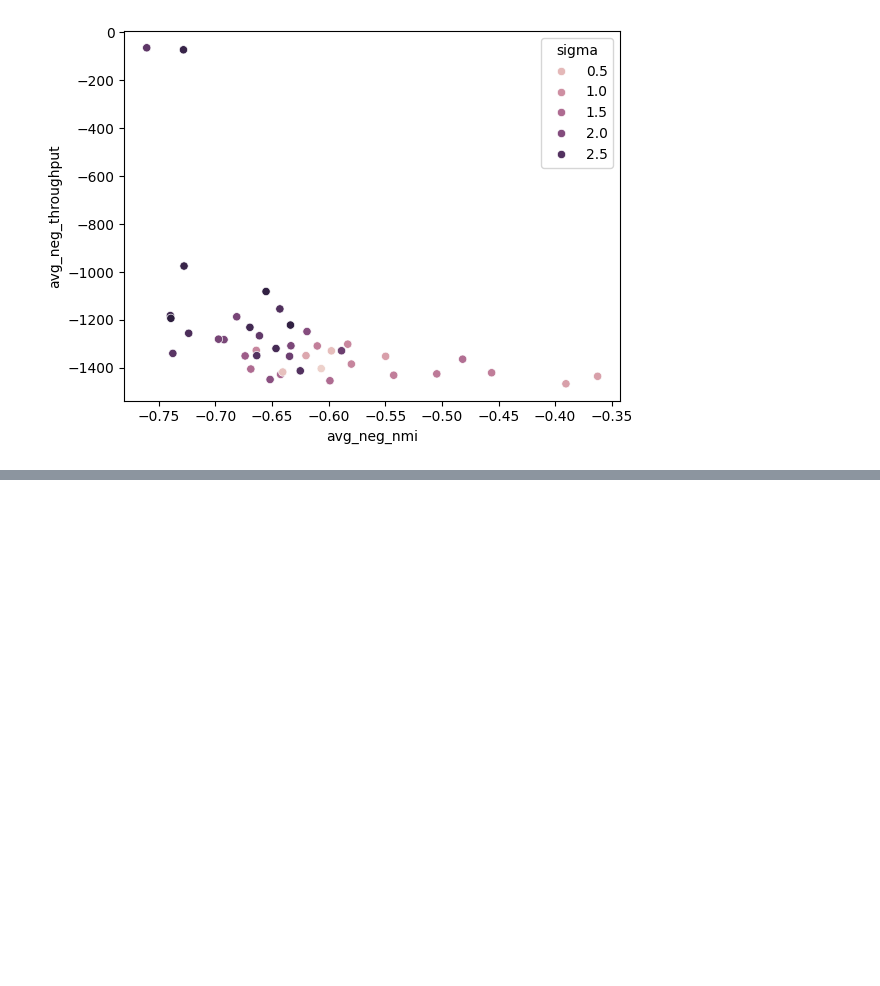
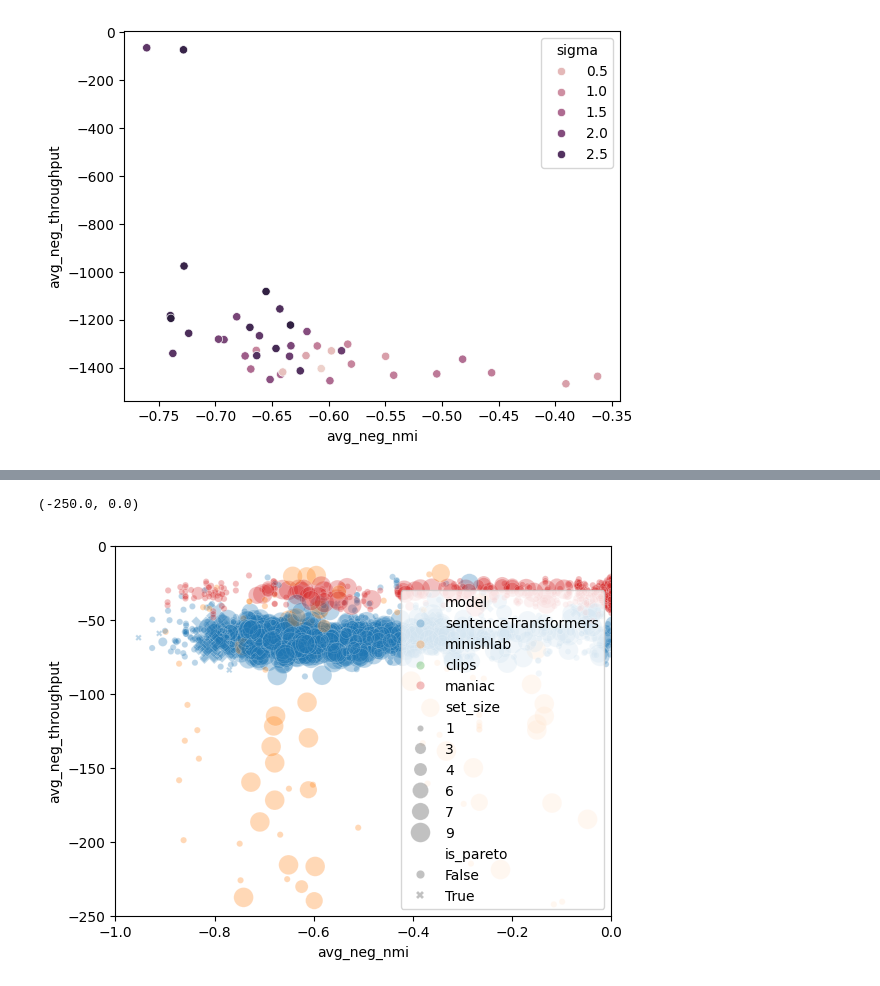
Before and after one commit to lea11100/textClust, a Jupyter notebook: experiments/smac/eval.ipynb, the cells around one changed output, grey strips where cells are left out. Saved outputs shown, nothing was run; the diff lists cells and outputs as text; code cells hidden in the pictures; blank space fills up the shorter version.

```diff
--- a/experiments/smac/eval.ipynb
+++ b/experiments/smac/eval.ipynb
@@ -428,0 +610,26 @@ sns.scatterplot(config_df, x="avg_neg_nmi", y="avg_neg_throughput", hue="sigma")
+# %%
+# Add column that indicates wheather a configuration is on the Pareto front of the training performance
+avg_performance_runhistory = runhistory_df.copy()
+avg_performance_runhistory.loc[~np.isnan(avg_performance_runhistory["theoretical_throughput"]), "neg_throughput"] = -avg_performance_runhistory.loc[~np.isnan(avg_performance_runhistory["theoretical_throughput"]), "theoretical_throughput"]
+
+avg_performance_runhistory = avg_performance_runhistory.groupby(by = ["config_path", "config_id"]).agg(
+    avg_neg_nmi=("neg_nmi", "mean"),
+    avg_neg_throughput=("neg_throughput", "mean"),
+    set_size = ("instance", "size")
+).reset_index()
+
+configs = runhistory_df.drop(columns=["neg_nmi", "neg_throughput", "run_index", "instance", "theoretical_throughput"]).drop_duplicates()
+
+avg_performance_runhistory = avg_performance_runhistory.merge(configs, on=["config_path", "config_id"], how="left")
+
+avg_performance_runhistory.head(10)
+
+config_list = ["adaptive_threshold", "clean_interval", "cluster_interval", "decay_rate", "min_num_mc", "model", "use_heuristic", "sigma", "threshold_momentum", "time_gap", "min_weight", "radius"]
+
+avg_performance_runhistory["is_pareto"] = (
+    avg_performance_runhistory[config_list]
+    .apply(tuple, axis=1)
+    .isin(config_df[config_list].apply(tuple, axis=1))
+)
+
+avg_performance_runhistory.head()
@@ -428,0 +643,12 @@ sns.scatterplot(config_df, x="avg_neg_nmi", y="avg_neg_throughput", hue="sigma")
+# %%
+sns.scatterplot(avg_performance_runhistory, x="avg_neg_nmi", y="avg_neg_throughput", hue="model", alpha=0.3, style="is_pareto", size="set_size", sizes=(20, 200))
+#Add log scale
+#plt.yscale("log")
+# set x limits
+plt.xlim(-1.0, 0.0)
+plt.ylim(-250, 0)
+
+# TODO Why were so many good configurations not further tested?
+# %% [output]
+(-250.0, 0.0)
+[figure, added]
```
Also changed, not shown: parts of 9 cells of this notebook.
